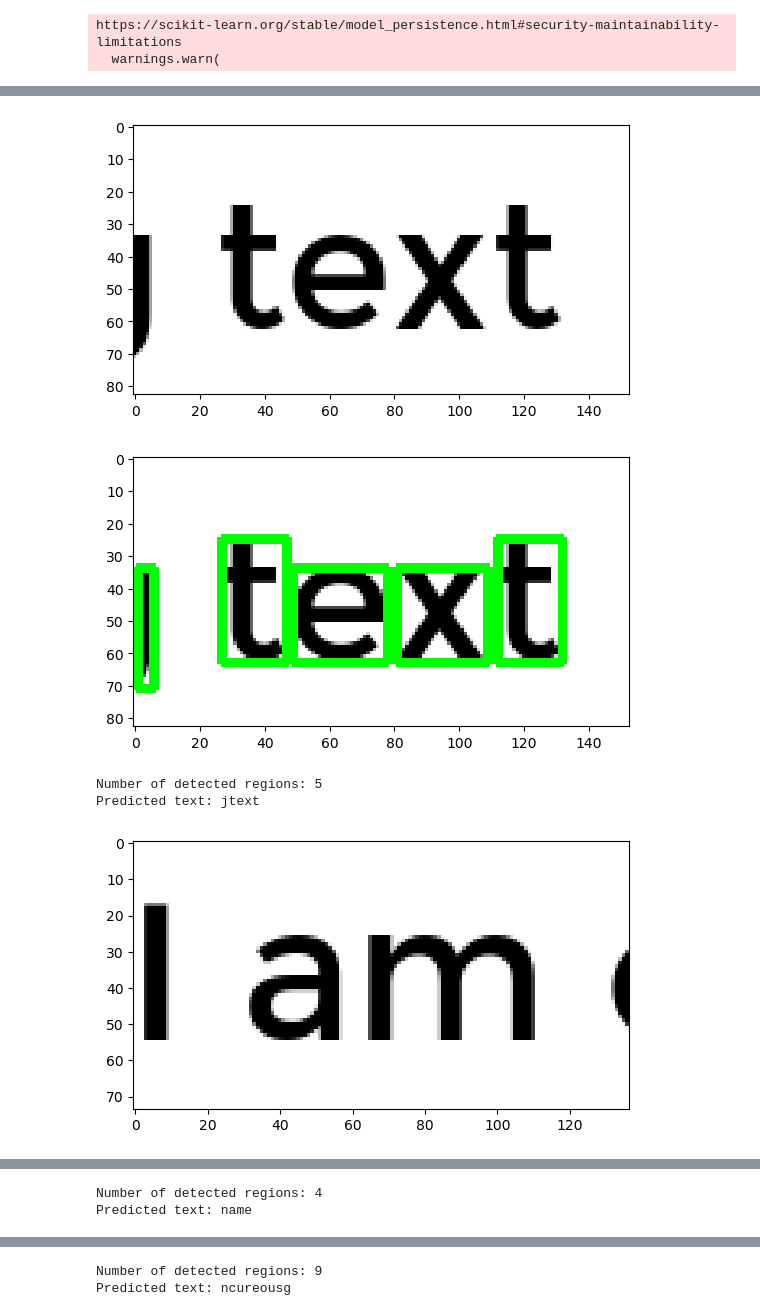
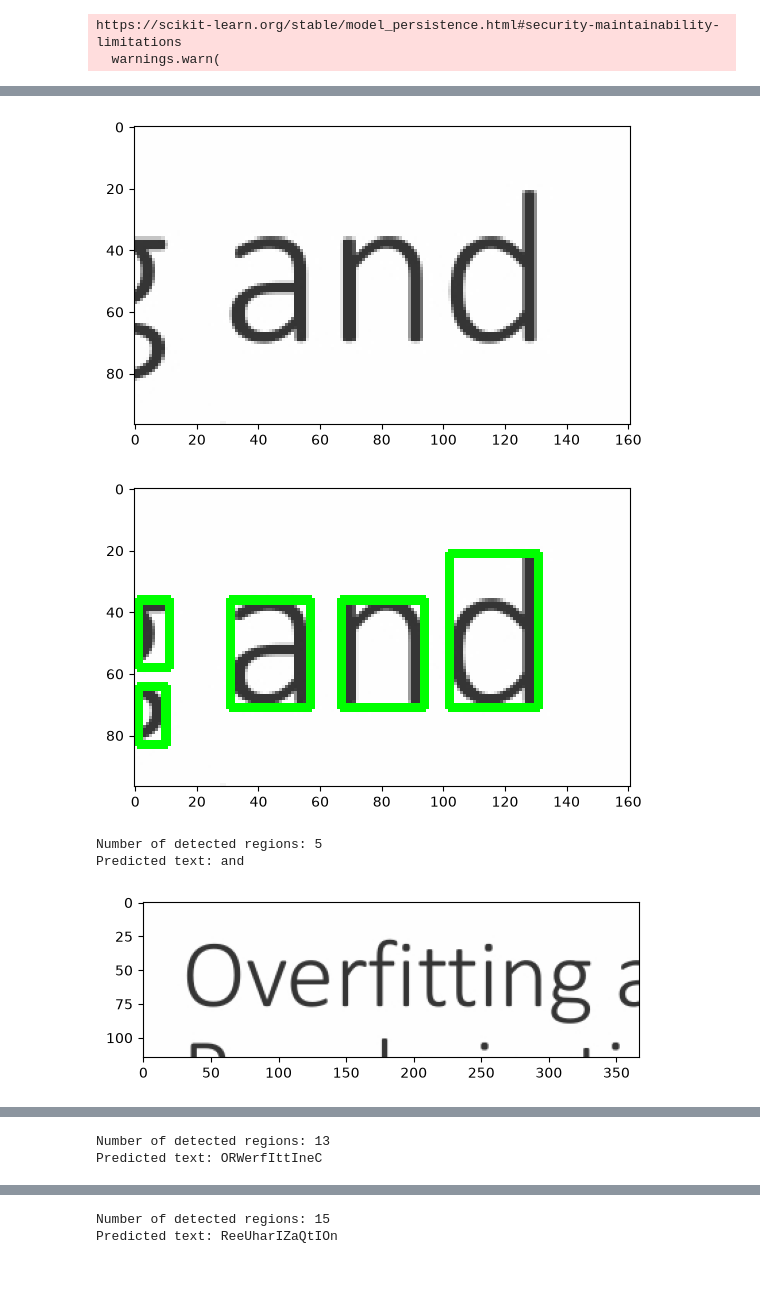
Before and after one commit to team-ronix/vidseek, a Jupyter notebook: OCR/text_detector_east.ipynb, the cells around one changed output, grey strips where cells are left out. Cells and saved outputs as stored; diff of their text form; code cells hidden in the pictures; blank space fills up the shorter version.

```diff
--- a/OCR/text_detector_east.ipynb
+++ b/OCR/text_detector_east.ipynb
@@ -22,7 +26,7 @@ le = joblib.load("./models/from_scratch_SVM/OvO_SVM_label_encoder.joblib")
 https://scikit-learn.org/stable/model_persistence.html#security-maintainability-limitations
   warnings.warn(
 # %%
-image = cv2.imread("./images/ocr.png")
+image = cv2.imread("./images/untitled.jpeg")
 plt.imshow(cv2.cvtColor(image, cv2.COLOR_BGR2RGB))
 # %% [output]
 <matplotlib.image.AxesImage at 0x...>
@@ -31,5 +35,5 @@ plt.imshow(cv2.cvtColor(image, cv2.COLOR_BGR2RGB))
 net = cv2.dnn.readNet("./models/frozen_east_text_detection.pb")
 word_images = extract_word_images(image, net)
 # %%
-img = word_images[1]
+img = word_images[0]
 # %%
@@ -38,7 +43,7 @@ regions, boxes = mser.detectRegions(gray)
 # %%
 unique_boxes = set(tuple(b) for b in boxes)
 unique_boxes = [list(b) for b in unique_boxes]
-unique_boxes = merge_boxes(unique_boxes, threshold=0.3)
+# unique_boxes = merge_boxes(unique_boxes, threshold=0.3)
 
 img_copy = img.copy()
 for i in range(len(unique_boxes)):
@@ -85,36 +90,37 @@ for img in word_images:
         ## binarize
         binarized_char_img = cv2.adaptiveThreshold(
             blurred_char_img,
             255,
             cv2.ADAPTIVE_THRESH_GAUSSIAN_C,
             cv2.THRESH_BINARY_INV,
             11,
             2
         )
 
         ## resize
         resized_char_img = cv2.resize(
             binarized_char_img,
             (128, 128),
             interpolation=cv2.INTER_CUBIC
         )
 
         ## erode and dilate
         # eroded = cv2.erode(resized_char_img, np.ones((5, 5), np.uint8), iterations=2)
         dilated = cv2.dilate(resized_char_img, np.ones((3, 3), np.uint8), iterations=1)
         ## normalized
         normalized_char_img = dilated.astype(np.float32) / 255.0
         magnitudes, orientations = calc_gradients(normalized_char_img)
         features = HoG(orientations, magnitudes)
         predicted_label, confidence = predict_char(features, model, le)
         # print("Predicted label for test image:", le.inverse_transform(predicted_label)[0])
         # plt.imshow(normalized_char_img, cmap='gray')
         # plt.show()
         text += le.inverse_transform(predicted_label)[0]
-    print(f"Predicted text: {text.strip().lower()}")
+        word_text = TextBlob(text)
+    print(f"Predicted text: {word_text.correct()}")
 # %% [output]
-[figure, old version]
+[figure, new version]
-[figure, old version]
+[figure, new version]
 Number of detected regions: 5
-Predicted text: jtext
+Predicted text: and
-[figure, old version]
+[figure, new version]
@@ -122,2 +128,2 @@ Predicted text: jtext
-Number of detected regions: 4
-Predicted text: name
+Number of detected regions: 13
+Predicted text: ORWerfIttIneC
@@ -126,2 +132,2 @@ Predicted text: name
-Number of detected regions: 9
-Predicted text: ncureousg
+Number of detected regions: 15
+Predicted text: ReeUharIZaQtIOn
```
Also changed, not shown: parts of 7 cells of this notebook, 7 other files.
